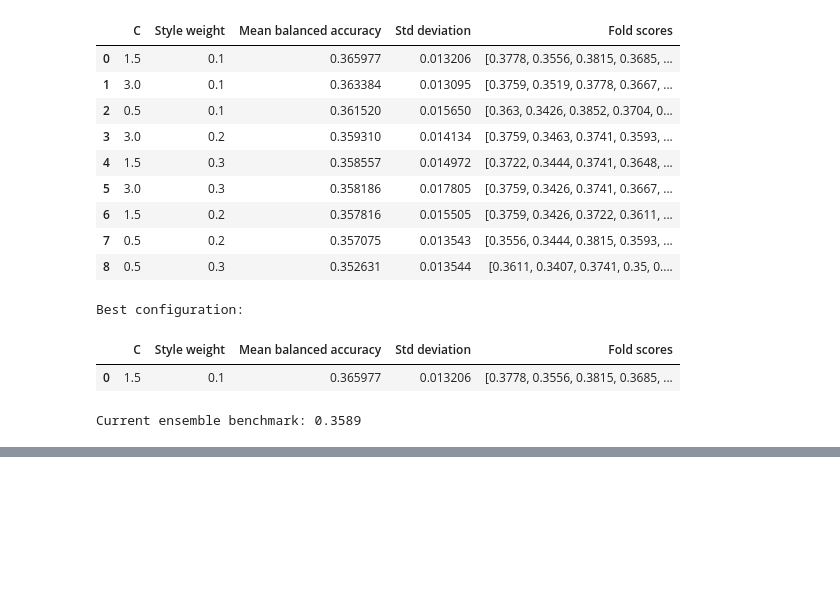
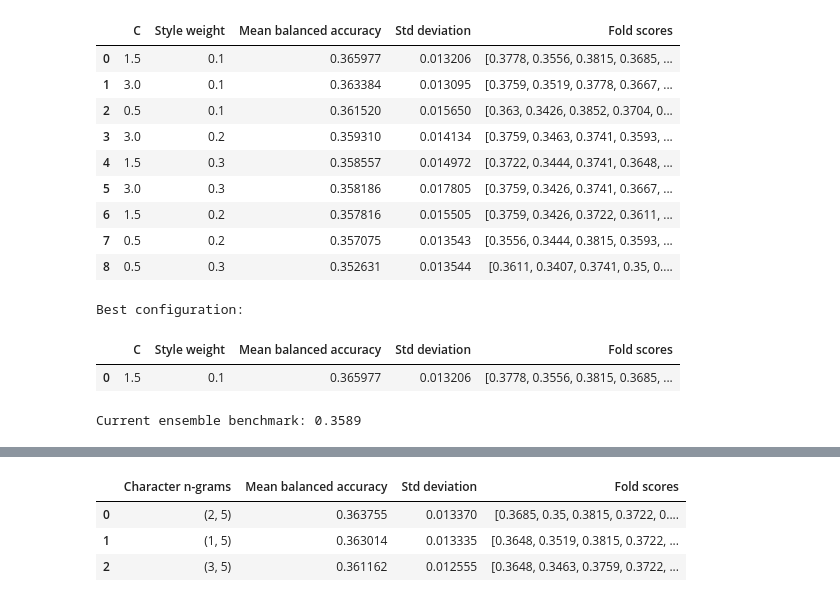
Before and after one commit to lokeshkumar0001/demo, a Jupyter notebook: starter-notebook-for-name-that-llm-competition.ipynb, the cells around one changed output, grey strips where cells are left out. Cells and saved outputs as stored; diff of their text form; code cells hidden in the pictures; blank space fills up the shorter version.

```diff
--- a/starter-notebook-for-name-that-llm-competition.ipynb
+++ b/starter-notebook-for-name-that-llm-competition.ipynb
@@ -3613,0 +3729,87 @@ Current ensemble benchmark: 0.3589
+# %%
+import numpy as np
+import pandas as pd
+
+from sklearn.feature_extraction.text import TfidfVectorizer
+from sklearn.pipeline import Pipeline, FeatureUnion
+from sklearn.preprocessing import StandardScaler
+from sklearn.svm import LinearSVC
+from sklearn.model_selection import GroupKFold, cross_val_score
+
+# Prepare data
+X = train_df["text"].fillna("").astype(str)
+y = train_df["model"]
+groups = train_df["prompt_id"]
+
+# Same grouped 5-fold validation
+cv = GroupKFold(n_splits=5)
+cv_splits = list(cv.split(X, y, groups))
+
+# Character n-gram configurations to compare
+char_ranges = [(1, 5), (2, 5), (3, 5)]
+
+results = []
+
+for char_range in char_ranges:
+    print(f"\nTesting character n-grams: {char_range}")
+
+    model = Pipeline([
+        ("features", FeatureUnion(
+            transformer_list=[
+                ("word", TfidfVectorizer(
+                    ngram_range=(1, 2),
+                    max_features=25000,
+                    sublinear_tf=True,
+                )),
+                ("char", TfidfVectorizer(
+                    analyzer="char",
+                    ngram_range=char_range,
+                    max_features=100000,
+                    sublinear_tf=True,
+                )),
+                ("style", Pipeline([
+                    ("extract", StyleFeatures()),
+                    ("scale", StandardScaler()),
+                ])),
+            ],
+            transformer_weights={
+                "word": 1.0,
+                "char": 1.0,
+                "style": 0.1,
+            },
+        )),
+        ("classifier", LinearSVC(
+            C=1.5,
+            max_iter=10000,
+        )),
+    ])
+
+    scores = cross_val_score(
+        model,
+        X,
+        y,
+        groups=groups,
+        cv=cv_splits,
+        scoring="balanced_accuracy",
+        n_jobs=-1,
+    )
+
+    results.append({
+        "Character n-grams": str(char_range),
+        "Mean balanced accuracy": scores.mean(),
+        "Std deviation": scores.std(),
+        "Fold scores": scores.round(4).tolist(),
+    })
+
+    print(f"Fold scores: {scores.round(4)}")
+    print(f"Mean: {scores.mean():.4f} +/- {scores.std():.4f}")
+
+results_df = pd.DataFrame(results).sort_values(
+    "Mean balanced accuracy",
+    ascending=False,
+).reset_index(drop=True)
+
+display(results_df)
+
+print("\nCurrent benchmark: 0.3660")
+# %% [output]
@@ -3613,0 +3827,4 @@ Current ensemble benchmark: 0.3589
+|  | Character n-grams | Mean balanced accuracy | Std deviation | Fold scores |
+| 0 | (2, 5) | 0.363755 | 0.013370 | [0.3685, 0.35, 0.3815, 0.3722, 0.... |
+| 1 | (1, 5) | 0.363014 | 0.013335 | [0.3648, 0.3519, 0.3815, 0.3722, ... |
+| 2 | (3, 5) | 0.361162 | 0.012555 | [0.3648, 0.3463, 0.3759, 0.3722, ... |
```
Also changed, not shown: parts of 10 cells of this notebook.
